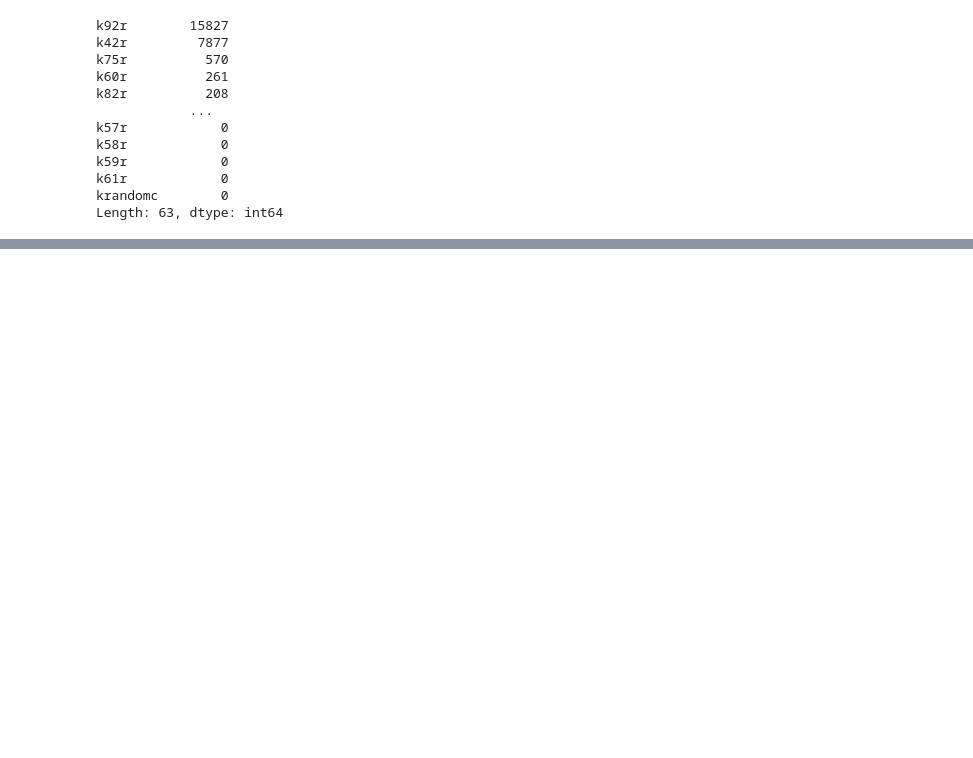
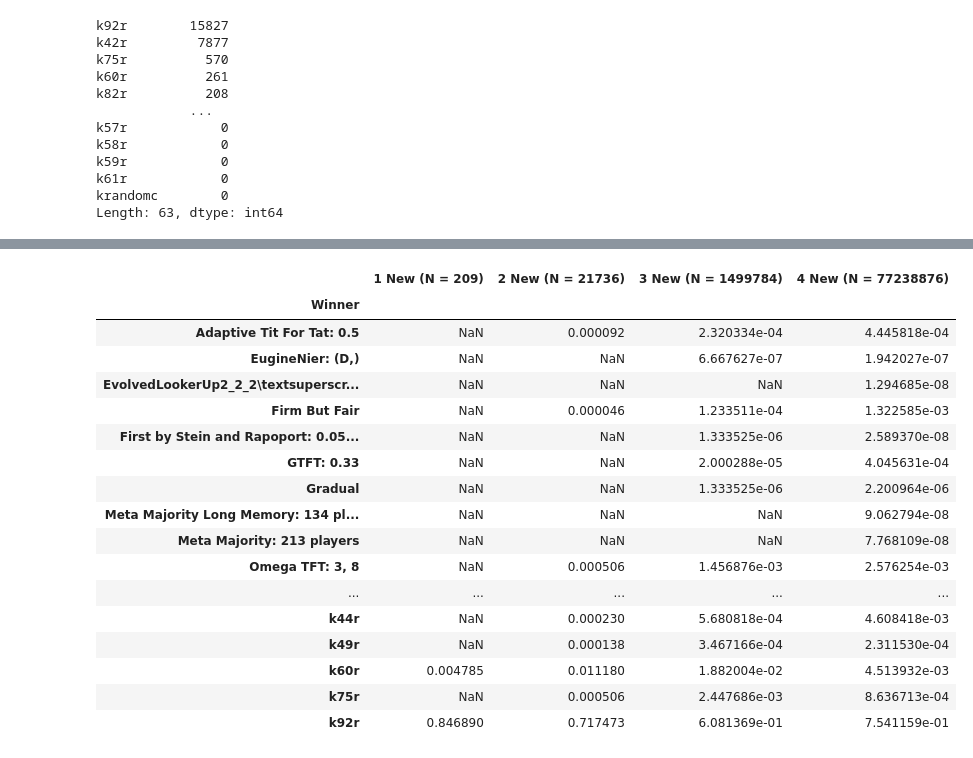
Before and after one commit to Axelrod-Python/revisiting-axelrod-second, a Jupyter notebook: src/Extra_invitations.ipynb, the cells around one changed output, grey strips where cells are left out. Cells and saved outputs as stored; diff of their text form; code cells hidden in the pictures; blank space fills up the shorter version.

```diff
--- a/src/Extra_invitations.ipynb
+++ b/src/Extra_invitations.ipynb
@@ -249,0 +291,21 @@ Length: 63, dtype: int64
+# %%
+alternate_winners_proportion_df
+# %% [output]
+|  | 1 New (N = 209) | 2 New (N = 21736) | 3 New (N = 1499784) | 4 New (N = 77238876) |
+| Winner |  |  |  |  |
+| Adaptive Tit For Tat: 0.5 | NaN | 0.000092 | 2.320334e-04 | 4.445818e-04 |
+| EugineNier: (D,) | NaN | NaN | 6.667627e-07 | 1.942027e-07 |
+| EvolvedLookerUp2_2_2\textsuperscr... | NaN | NaN | NaN | 1.294685e-08 |
+| Firm But Fair | NaN | 0.000046 | 1.233511e-04 | 1.322585e-03 |
+| First by Stein and Rapoport: 0.05... | NaN | NaN | 1.333525e-06 | 2.589370e-08 |
+| GTFT: 0.33 | NaN | NaN | 2.000288e-05 | 4.045631e-04 |
+| Gradual | NaN | NaN | 1.333525e-06 | 2.200964e-06 |
+| Meta Majority Long Memory: 134 pl... | NaN | NaN | NaN | 9.062794e-08 |
+| Meta Majority: 213 players | NaN | NaN | NaN | 7.768109e-08 |
+| Omega TFT: 3, 8 | NaN | 0.000506 | 1.456876e-03 | 2.576254e-03 |
+| ... | ... | ... | ... | ... |
+| k44r | NaN | 0.000230 | 5.680818e-04 | 4.608418e-03 |
+| k49r | NaN | 0.000138 | 3.467166e-04 | 2.311530e-04 |
+| k60r | 0.004785 | 0.011180 | 1.882004e-02 | 4.513932e-03 |
+| k75r | NaN | 0.000506 | 2.447686e-03 | 8.636713e-04 |
+| k92r | 0.846890 | 0.717473 | 6.081369e-01 | 7.541159e-01 |
```
Also changed, not shown: parts of 3 cells of this notebook, 6 other files.
